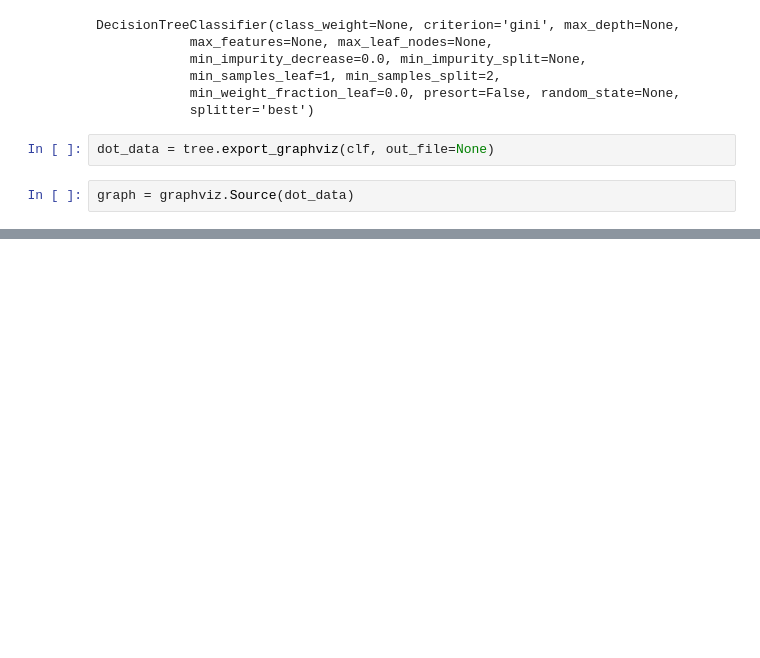
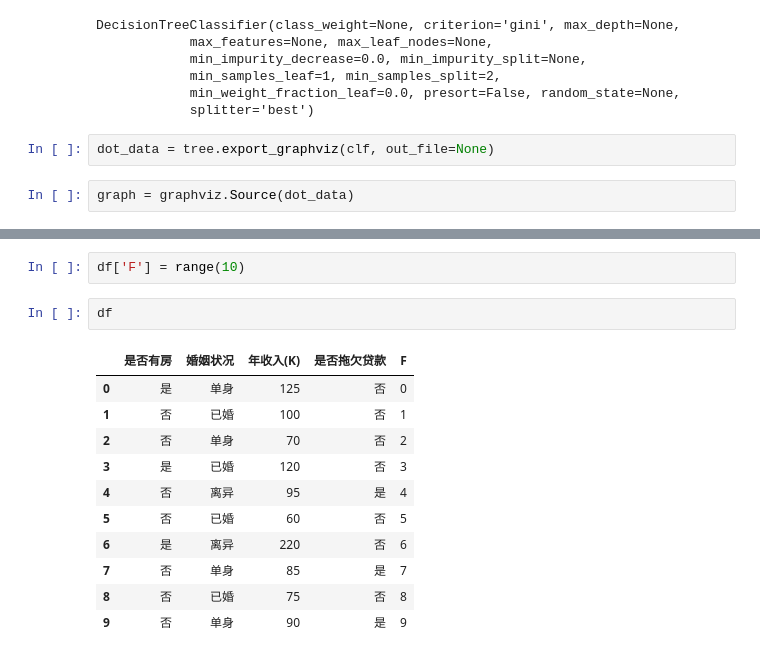
Before and after one commit to mayi140611/utils, a Jupyter notebook: 0examples/pythonml/Decision Tree.ipynb, the cells around one changed output, grey strips where cells are left out. Drawn from its saved outputs; the diff is of its cells as text; blank space fills up the shorter version.

```diff
--- a/0examples/pythonml/Decision Tree.ipynb
+++ b/0examples/pythonml/Decision Tree.ipynb
@@ -35,0 +161,16 @@ graph
+# %%
+df['F'] = range(10)
+# %%
+df
+# %% [output]
+|  | 是否有房 | 婚姻状况 | 年收入(K) | 是否拖欠贷款 | F |
+| 0 | 是 | 单身 | 125 | 否 | 0 |
+| 1 | 否 | 已婚 | 100 | 否 | 1 |
+| 2 | 否 | 单身 | 70 | 否 | 2 |
+| 3 | 是 | 已婚 | 120 | 否 | 3 |
+| 4 | 否 | 离异 | 95 | 是 | 4 |
+| 5 | 否 | 已婚 | 60 | 否 | 5 |
+| 6 | 是 | 离异 | 220 | 否 | 6 |
+| 7 | 否 | 单身 | 85 | 是 | 7 |
+| 8 | 否 | 已婚 | 75 | 否 | 8 |
+| 9 | 否 | 单身 | 90 | 是 | 9 |
```
Also changed, not shown: parts of 19 cells of this notebook, 22 other files.
